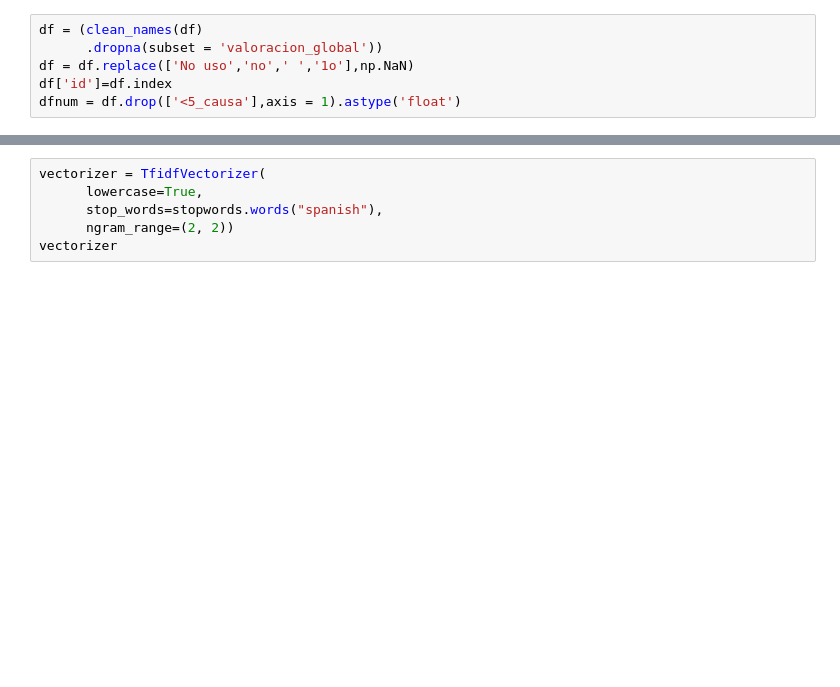
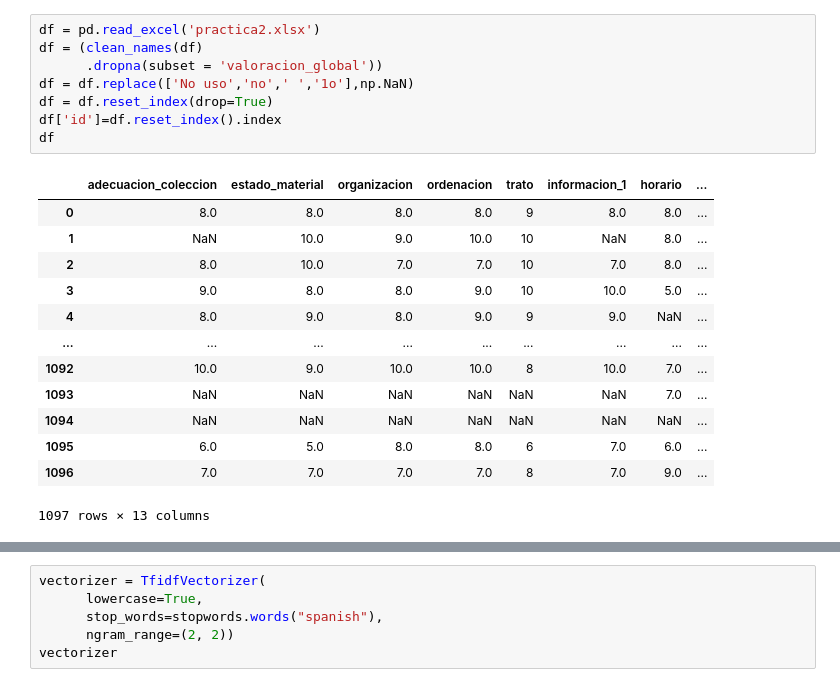
Before and after one commit to isaacGGomez/Ing_Caract, a Jupyter notebook: Practica_2.ipynb, the cells around one changed output, grey strips where cells are left out. Drawn from its saved outputs; the diff is of its cells as text; blank space fills up the shorter version.

```diff
--- a/Practica_2.ipynb
+++ b/Practica_2.ipynb
@@ -25,6 +12,22 @@ df
 # %%
+df = pd.read_excel('practica2.xlsx')
 df = (clean_names(df)
       .dropna(subset = 'valoracion_global'))
 df = df.replace(['No uso','no',' ','1o'],np.NaN)
-df['id']=df.index
-dfnum = df.drop(['<5_causa'],axis = 1).astype('float')
+df = df.reset_index(drop=True)
+df['id']=df.reset_index().index
+df
+# %% [output]
+|  | adecuacion_coleccion | estado_material | organizacion | ordenacion | trato | informacion_1 | horario | ... |
+| 0 | 8.0 | 8.0 | 8.0 | 8.0 | 9 | 8.0 | 8.0 | ... |
+| 1 | NaN | 10.0 | 9.0 | 10.0 | 10 | NaN | 8.0 | ... |
+| 2 | 8.0 | 10.0 | 7.0 | 7.0 | 10 | 7.0 | 8.0 | ... |
+| 3 | 9.0 | 8.0 | 8.0 | 9.0 | 10 | 10.0 | 5.0 | ... |
+| 4 | 8.0 | 9.0 | 8.0 | 9.0 | 9 | 9.0 | NaN | ... |
+| ... | ... | ... | ... | ... | ... | ... | ... | ... |
+| 1092 | 10.0 | 9.0 | 10.0 | 10.0 | 8 | 10.0 | 7.0 | ... |
+| 1093 | NaN | NaN | NaN | NaN | NaN | NaN | 7.0 | ... |
+| 1094 | NaN | NaN | NaN | NaN | NaN | NaN | NaN | ... |
+| 1095 | 6.0 | 5.0 | 8.0 | 8.0 | 6 | 7.0 | 6.0 | ... |
+| 1096 | 7.0 | 7.0 | 7.0 | 7.0 | 8 | 7.0 | 9.0 | ... |
+1097 rows × 13 columns
```
Also changed, not shown: parts of 20 cells of this notebook.
